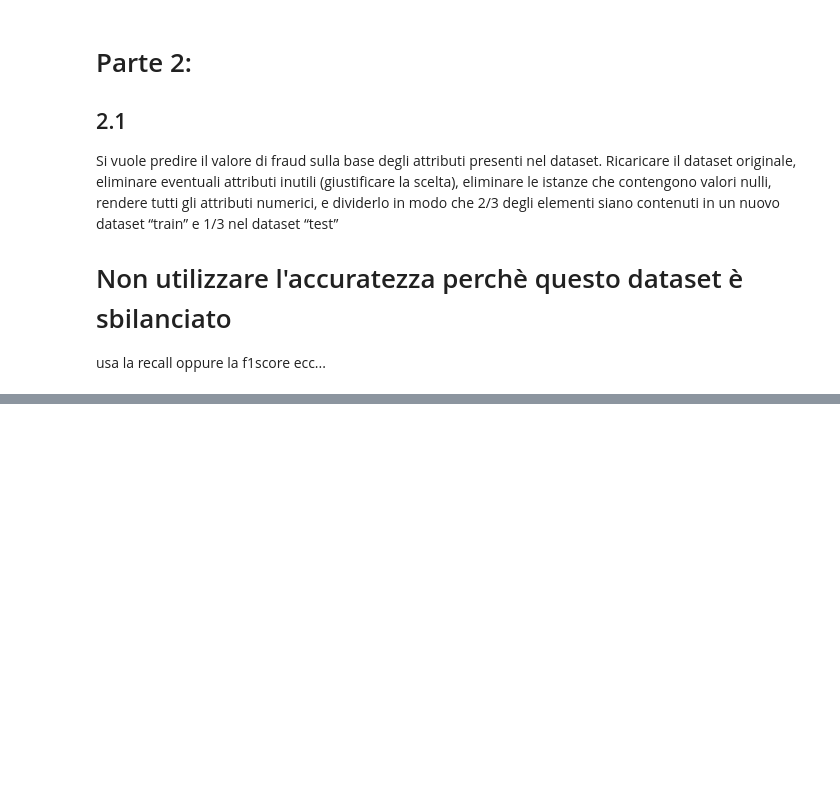
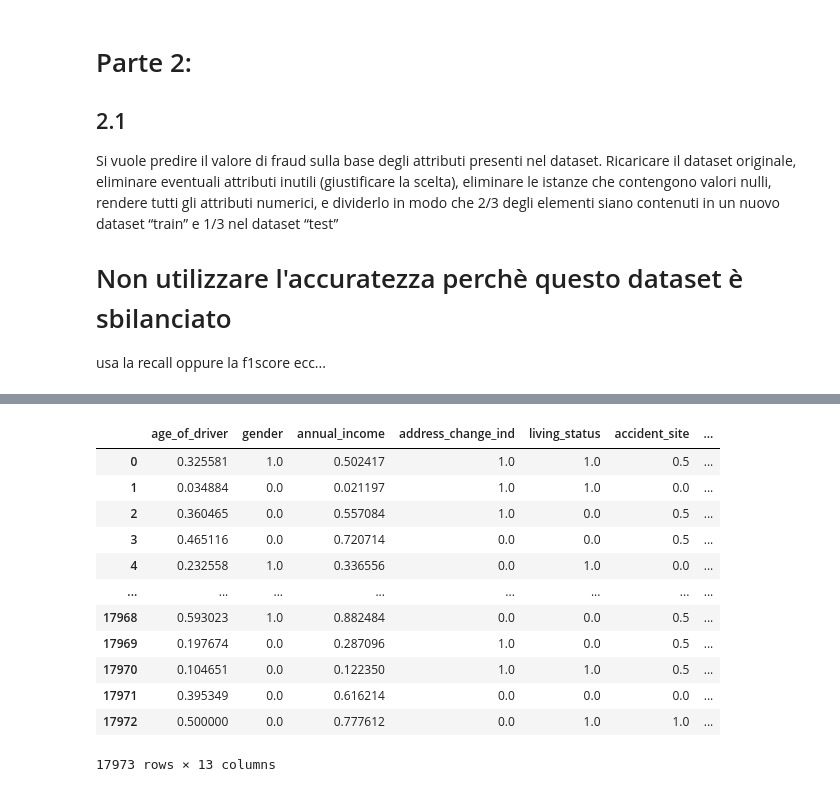
Before and after one commit to Rdm-Nico/BDTA, a Jupyter notebook: Esercitazioni/Esami/10_01_22.ipynb, the cells around one changed output, grey strips where cells are left out. Drawn from its saved outputs; the diff is of its cells as text; code cells hidden in the pictures; blank space fills up the shorter version.

```diff
--- a/Esercitazioni/Esami/10_01_22.ipynb
+++ b/Esercitazioni/Esami/10_01_22.ipynb
@@ -246,0 +292,8 @@ f1 score of dummy :  0.8381222853324424
+# %%
+# utilizzare il GridSearchCV
+from sklearn.model_selection import GridSearchCV
+params={"penalty":('l1', 'l2', 'elasticnet','none'), "C":[.1,1.0,2.0,.5]}
+
+model_lr = classifiers[1]
+grid_model = GridSearchCV(model_lr,params)
+grid_model.fit(new_df,y)
@@ -246,0 +371,29 @@ f1 score of dummy :  0.8381222853324424
+# %%
+from sklearn.preprocessing import KBinsDiscretizer
+from sklearn.preprocessing import MaxAbsScaler
+
+scaler = MaxAbsScaler()
+kbin = KBinsDiscretizer(n_bins=30, strategy="uniform", encode="ordinal")
+kbin.fit(pd.DataFrame(new_df.loc[:,('claim_est_payout','vehicle_price')]))
+
+new_df.loc[:,('claim_est_payout','vehicle_price')] = kbin.transform(new_df.loc[:,('claim_est_payout','vehicle_price')])
+
+
+df_trasform = scaler.fit_transform(new_df)
+
+df_trasform = pd.DataFrame(df_trasform,columns=scaler.feature_names_in_)
+df_trasform
+# %% [output]
+|  | age_of_driver | gender | annual_income | address_change_ind | living_status | accident_site | ... |
+| 0 | 0.325581 | 1.0 | 0.502417 | 1.0 | 1.0 | 0.5 | ... |
+| 1 | 0.034884 | 0.0 | 0.021197 | 1.0 | 1.0 | 0.0 | ... |
+| 2 | 0.360465 | 0.0 | 0.557084 | 1.0 | 0.0 | 0.5 | ... |
+| 3 | 0.465116 | 0.0 | 0.720714 | 0.0 | 0.0 | 0.5 | ... |
+| 4 | 0.232558 | 1.0 | 0.336556 | 0.0 | 1.0 | 0.0 | ... |
+| ... | ... | ... | ... | ... | ... | ... | ... |
+| 17968 | 0.593023 | 1.0 | 0.882484 | 0.0 | 0.0 | 0.5 | ... |
+| 17969 | 0.197674 | 0.0 | 0.287096 | 1.0 | 0.0 | 0.5 | ... |
+| 17970 | 0.104651 | 0.0 | 0.122350 | 1.0 | 1.0 | 0.5 | ... |
+| 17971 | 0.395349 | 0.0 | 0.616214 | 0.0 | 0.0 | 0.0 | ... |
+| 17972 | 0.500000 | 0.0 | 0.777612 | 0.0 | 1.0 | 1.0 | ... |
+17973 rows × 13 columns
```
Also changed, not shown: parts of 26 cells of this notebook, 1 other file.
